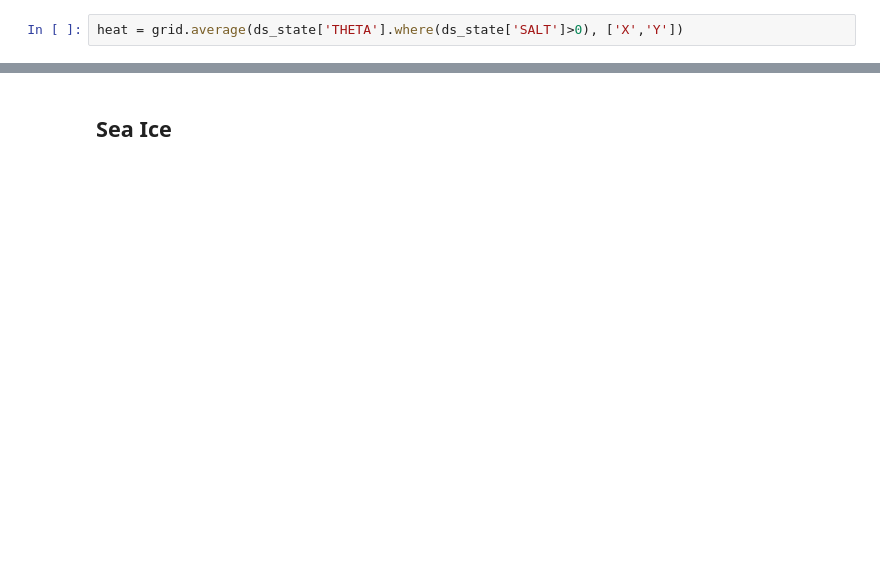
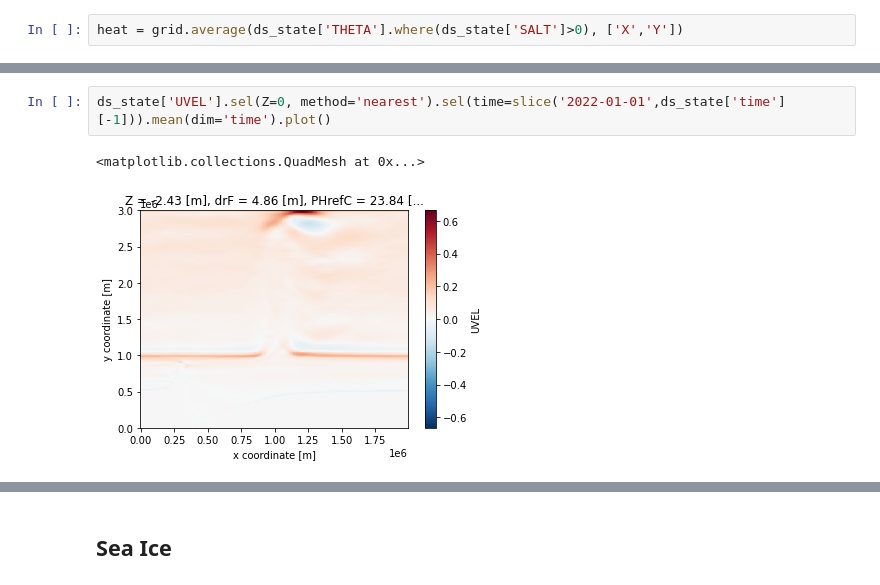
Before and after one commit to edoddridge/SO-channel-embayment, a Jupyter notebook: analysis/analysis.ipynb, the cells around one changed output, grey strips where cells are left out. Cells and saved outputs as stored; diff of their text form; blank space fills up the shorter version.

```diff
--- a/analysis/analysis.ipynb
+++ b/analysis/analysis.ipynb
@@ -167,0 +882,5 @@ ds_state['UVEL'].sel(Z=0, method='nearest').sel(time=ds_state['time'][-1]).plot(
+# %%
+ds_state['UVEL'].sel(Z=0, method='nearest').sel(time=slice('2022-01-01',ds_state['time'][-1])).mean(dim='time').plot()
+# %% [output]
+<matplotlib.collections.QuadMesh at 0x...>
+[figure, added]
```
Also changed, not shown: parts of 153 cells of this notebook.
